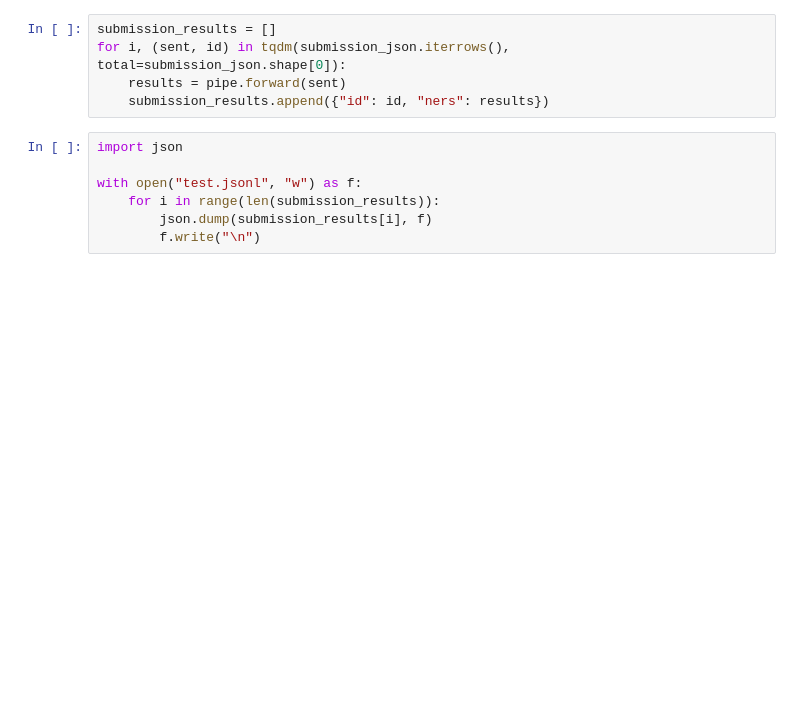
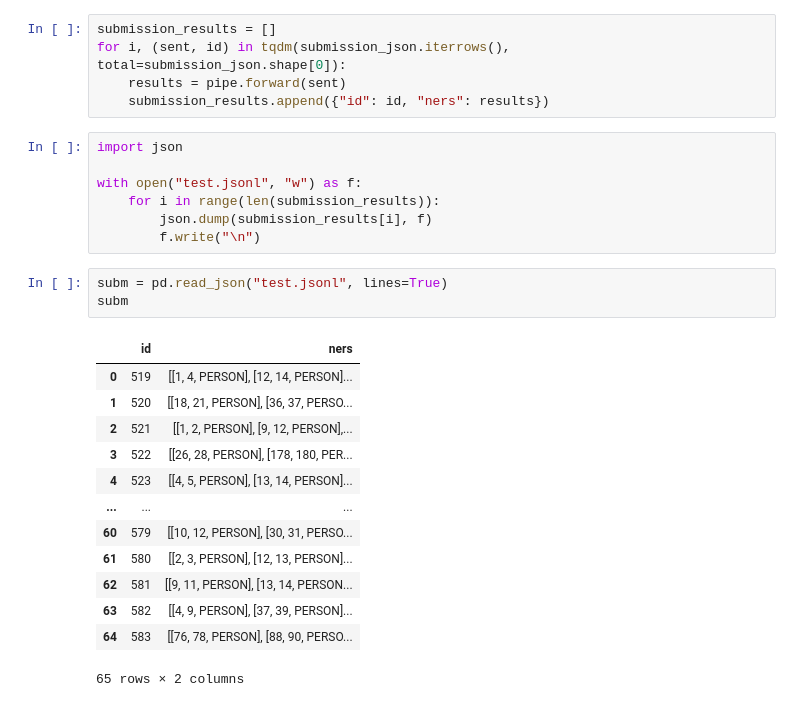
Before and after one commit to KonstFed/NLP_assignments, a Jupyter notebook: assignment3/bert/bert.ipynb, the cells around one changed output. Cells and saved outputs as stored; diff of their text form; blank space fills up the shorter version.

```diff
--- a/assignment3/bert/bert.ipynb
+++ b/assignment3/bert/bert.ipynb
@@ -450,3 +450,20 @@ with open("test.jsonl", "w") as f:
     for i in range(len(submission_results)):
         json.dump(submission_results[i], f)
         f.write("\n")
+# %%
+subm = pd.read_json("test.jsonl", lines=True)
+subm
+# %% [output]
+|  | id | ners |
+| 0 | 519 | [[1, 4, PERSON], [12, 14, PERSON]... |
+| 1 | 520 | [[18, 21, PERSON], [36, 37, PERSO... |
+| 2 | 521 | [[1, 2, PERSON], [9, 12, PERSON],... |
+| 3 | 522 | [[26, 28, PERSON], [178, 180, PER... |
+| 4 | 523 | [[4, 5, PERSON], [13, 14, PERSON]... |
+| ... | ... | ... |
+| 60 | 579 | [[10, 12, PERSON], [30, 31, PERSO... |
+| 61 | 580 | [[2, 3, PERSON], [12, 13, PERSON]... |
+| 62 | 581 | [[9, 11, PERSON], [13, 14, PERSON... |
+| 63 | 582 | [[4, 9, PERSON], [37, 39, PERSON]... |
+| 64 | 583 | [[76, 78, PERSON], [88, 90, PERSO... |
+65 rows × 2 columns
```
Also changed, not shown: parts of 2 cells of this notebook, 2 other files.
